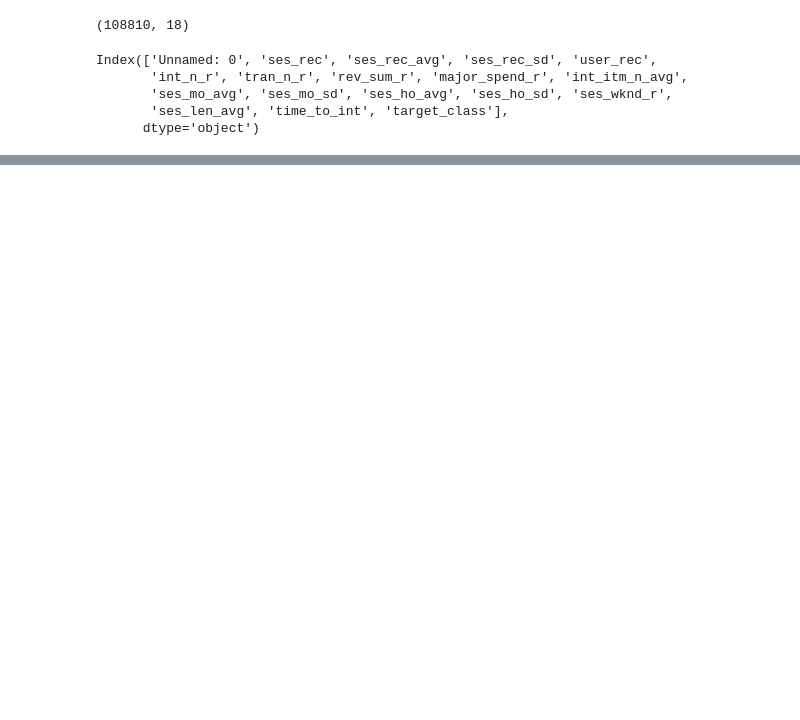
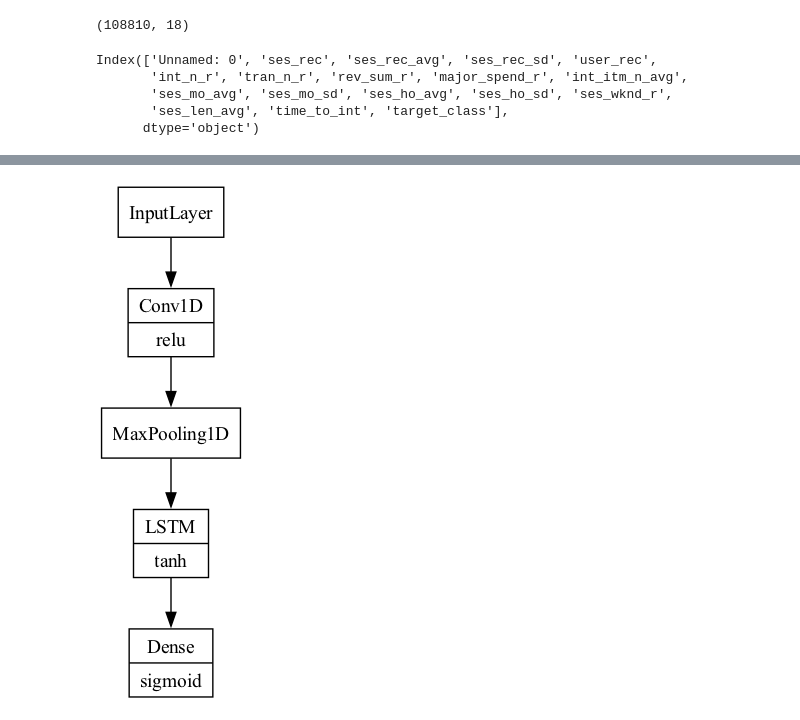
Before and after one commit to Sanvit-Katrekar/customer-churn-prediction, a Jupyter notebook: AugmentedChurn.ipynb, the cells around one changed output, grey strips where cells are left out. Cells and saved outputs as stored; diff of their text form; code cells hidden in the pictures; blank space fills up the shorter version.

```diff
--- a/AugmentedChurn.ipynb
+++ b/AugmentedChurn.ipynb
@@ -121,0 +147,16 @@ _________________________________________________________________
+# %%
+import keras
+keras.utils.plot_model(
+    model,
+    to_file="model.png",
+    show_shapes=False,
+    show_dtype=False,
+    show_layer_names=False,
+    rankdir="TB",
+    expand_nested=False,
+    dpi=100,
+    show_layer_activations=True,
+    show_trainable=False,
+)
+# %% [output]
+[figure, added]
```
Also changed, not shown: parts of 13 cells of this notebook, 1 other file.
